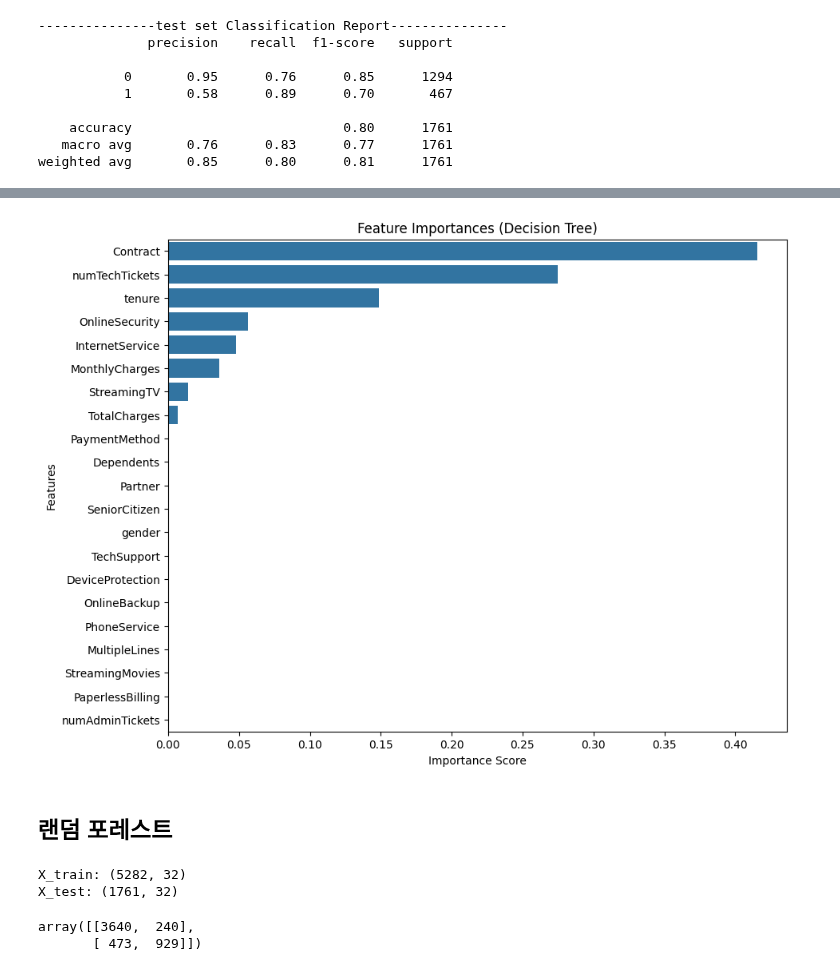
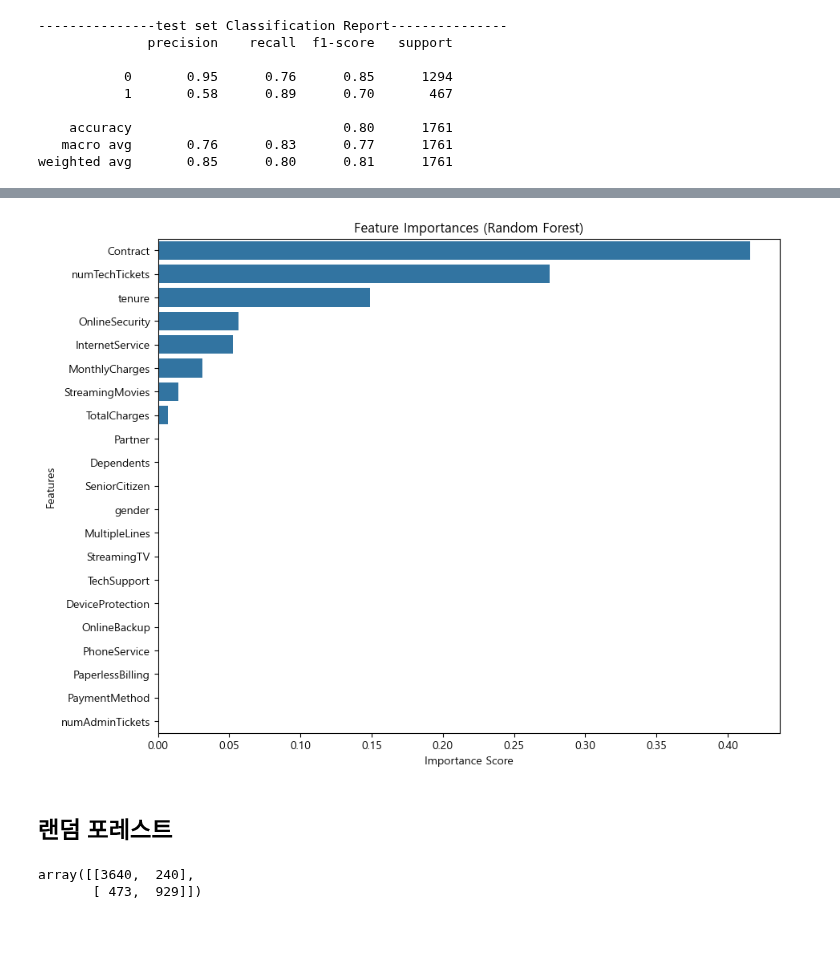
Before and after one commit to SKNETWORKS-FAMILY-AICAMP/SKN21-2nd-4Team, a Jupyter notebook: notebooks/ML_Modeling_Experiment.ipynb, the cells around one changed output, grey strips where cells are left out. Cells and saved outputs as stored; diff of their text form; code cells hidden in the pictures; blank space fills up the shorter version.

```diff
--- a/notebooks/ML_Modeling_Experiment.ipynb
+++ b/notebooks/ML_Modeling_Experiment.ipynb
@@ -142,58 +146,29 @@ dtype: float64
 # %%
 import matplotlib.pyplot as plt
 import seaborn as sns
 import pandas as pd
 
 # 1. 중요도와 변수명을 묶어서 데이터프레임 만들기
 # (rf_model 대신 사용하신 모델 변수명을 넣으세요. 예: rf, tree 등)
 importances = tree.feature_importances_
 feature_names = X_train.columns
 
 # 보기 좋게 정렬하기 위해 Series로 변환
 ft_series = pd.Series(importances, index=feature_names)
 ft_series = ft_series.sort_values(ascending=False)  # 내림차순 정렬
 
 # 2. 시각화 그리기
 plt.figure(figsize=(10, 8))  # 그림 사이즈 조절 (가로, 세로)
-plt.title("Feature Importances (Decision Tree)")
+plt.title("Feature Importances (Random Forest)")
 
 # seaborn을 이용해 가로 막대 그래프 그리기
 sns.barplot(x=ft_series, y=ft_series.index)
 
 # 라벨 달기
 plt.xlabel("Importance Score")
 plt.ylabel("Features")
 plt.show()
 # %% [output]
-[figure, old version]
+[figure, new version]
 # %% [markdown]
 ## 랜덤 포레스트
-# %%
-import pandas as pd
-from sklearn.model_selection import train_test_split
-
-# 1. 데이터 불러오기
-file_path = "../data/processed/Customer_Churn_Dataset_0_impute_onehot.csv"
-df = pd.read_csv(file_path)
-
-# 2. 불필요한 컬럼 제거 (인덱스 컬럼 등)
-if 'Unnamed: 0' in df.columns:
-    df = df.drop(columns=['Unnamed: 0'])
-
-# 3. 문제지(X)와 정답지(y) 나누기
-target = 'Churn_1'  # 타겟 컬럼명 확인 필수
-X = df.drop(columns=[target])
-y = df[target]
-
-# 4. 데이터 분할 (Train: 75%, Test: 25%)
-# stratify=y 옵션은 이탈 고객의 비율을 유지하며 나누기 위해 필수입니다.
-X_train, X_test, y_train, y_test = train_test_split(
-    X, y, stratify=y, test_size=0.25, random_state=0
-)
-
-# 잘 나뉘었는지 크기 확인
-print("X_train:", X_train.shape)
-print("X_test:", X_test.shape)
-# %% [output]
-X_train: (5282, 32)
-X_test: (1761, 32)
```
Also changed, not shown: parts of 18 cells of this notebook, 5 other files.
